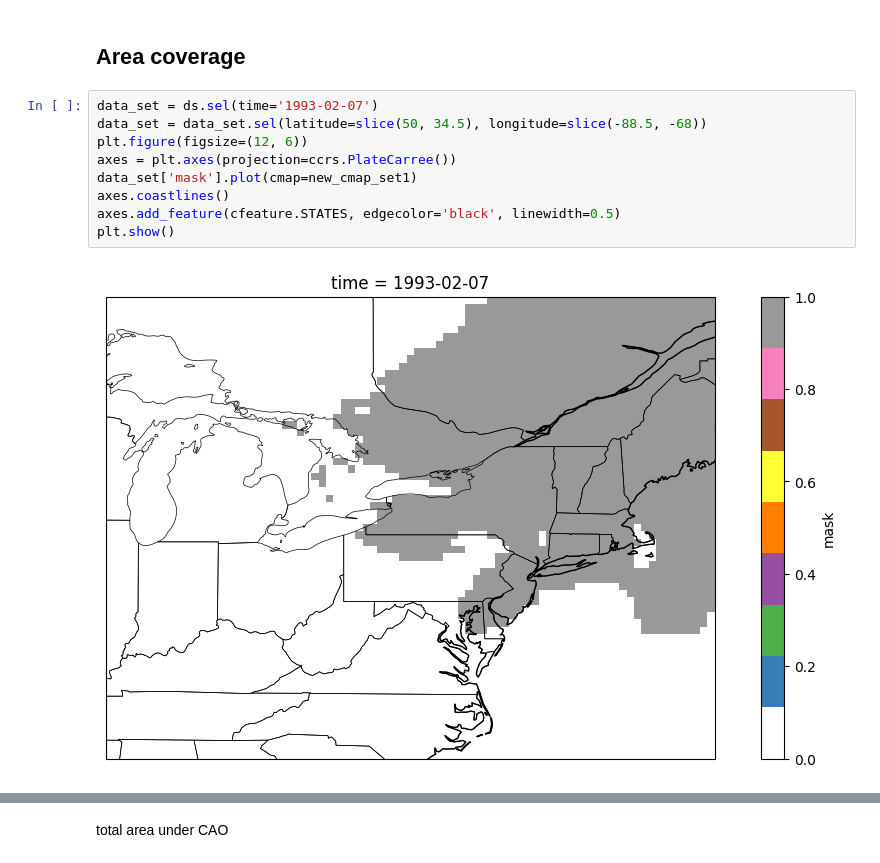
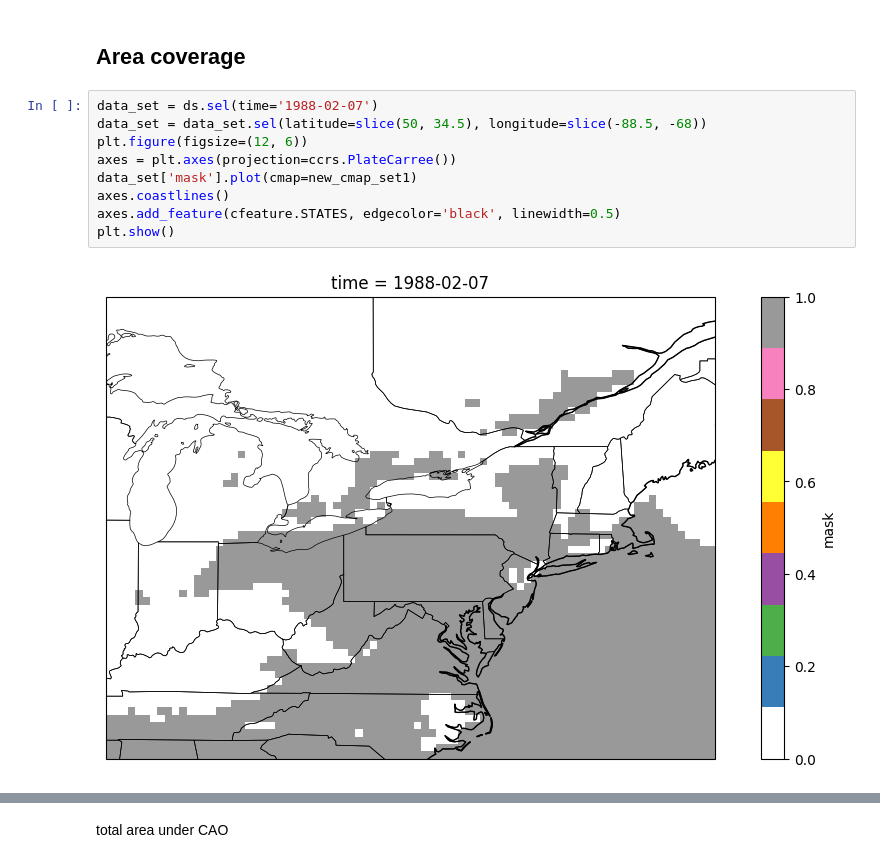
Before and after one commit to britols/cao_tracker, a Jupyter notebook: docs/02_find_cao.ipynb, the cells around one changed output, grey strips where cells are left out. Cells and saved outputs as stored; diff of their text form.

```diff
--- a/docs/02_find_cao.ipynb
+++ b/docs/02_find_cao.ipynb
@@ -252,16 +260,16 @@ plt.show()
 # %% [markdown]
 ## Area coverage
 # %%
-data_set = ds.sel(time='1993-02-07')
+data_set = ds.sel(time='1988-02-07')
 data_set = data_set.sel(latitude=slice(50, 34.5), longitude=slice(-88.5, -68))
 plt.figure(figsize=(12, 6))
 axes = plt.axes(projection=ccrs.PlateCarree())
 data_set['mask'].plot(cmap=new_cmap_set1)
 axes.coastlines()
 axes.add_feature(cfeature.STATES, edgecolor='black', linewidth=0.5)
 plt.show()
 # %% [output]
-[figure, old version]
+[figure, new version]
 # %%
 plt.figure(figsize=(12, 6))
 axes = plt.axes(projection=ccrs.PlateCarree())
```
Also changed, not shown: parts of 36 cells of this notebook, 1 other file.
